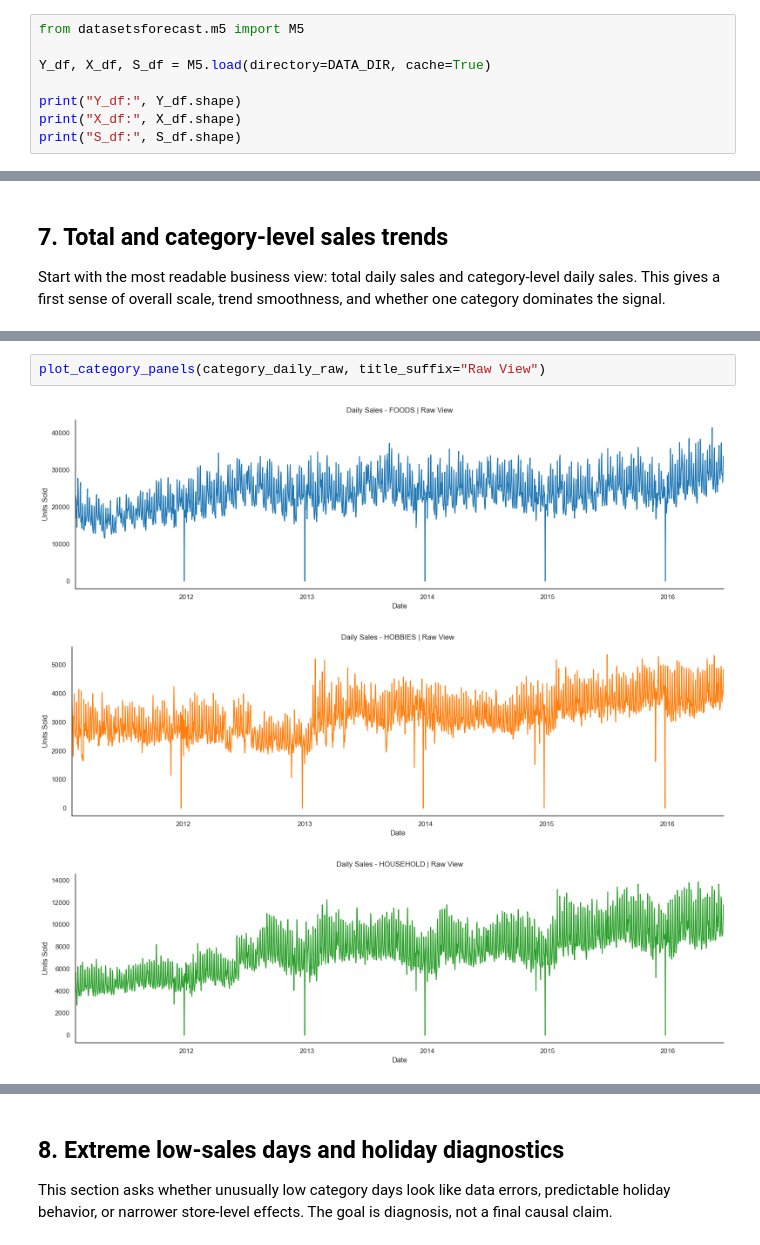
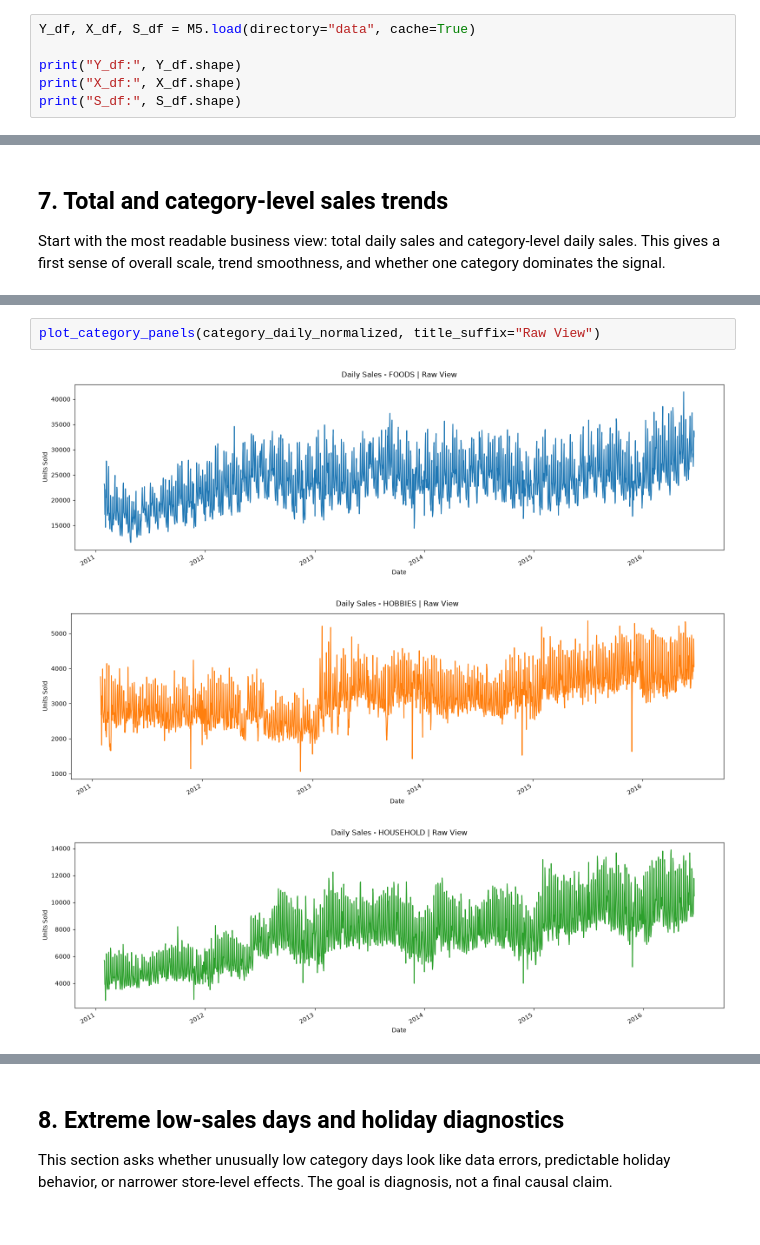
Before and after one commit to jclaudio019/portfolio-projects, a Jupyter notebook: notebooks/Data_Exploration.ipynb, the cells around one changed output, grey strips where cells are left out. Cells and saved outputs as stored; diff of their text form.

```diff
--- a/notebooks/Data_Exploration.ipynb
+++ b/notebooks/Data_Exploration.ipynb
@@ -57,9 +31,7 @@ category_colors = notebook_context.category_colors
 
 We will inspect them separately first, then join them into one analytical table called `m5`.
 # %%
-from datasetsforecast.m5 import M5
-
-Y_df, X_df, S_df = M5.load(directory=DATA_DIR, cache=True)
+Y_df, X_df, S_df = M5.load(directory="data", cache=True)
 
 print("Y_df:", Y_df.shape)
 print("X_df:", X_df.shape)
@@ -435,6 +393,6 @@ plot_category_multiline(category_daily_raw, title="Daily Sales by Category | Raw
 # %%
-plot_category_panels(category_daily_raw, title_suffix="Raw View")
+plot_category_panels(category_daily_normalized, title_suffix="Raw View")
 # %% [output]
-[figure, old version]
+[figure, new version]
-[figure, old version]
+[figure, new version]
-[figure, old version]
+[figure, new version]
```
Also changed, not shown: parts of 38 cells of this notebook, 4 other files.
